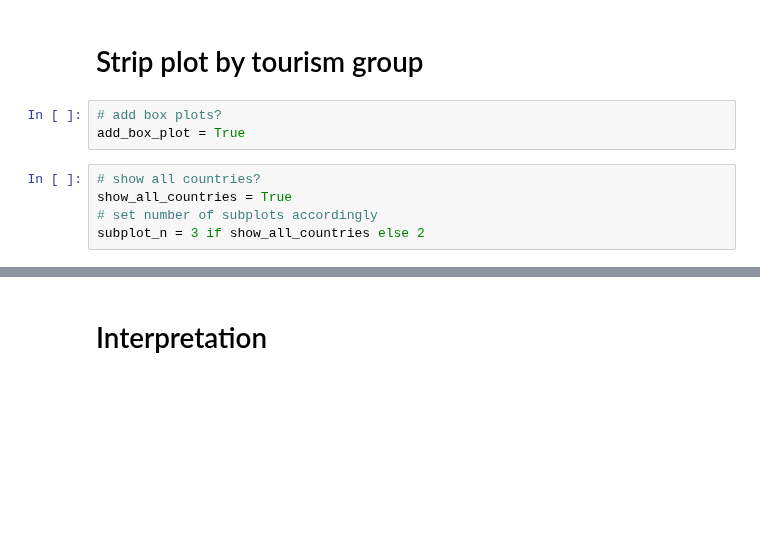
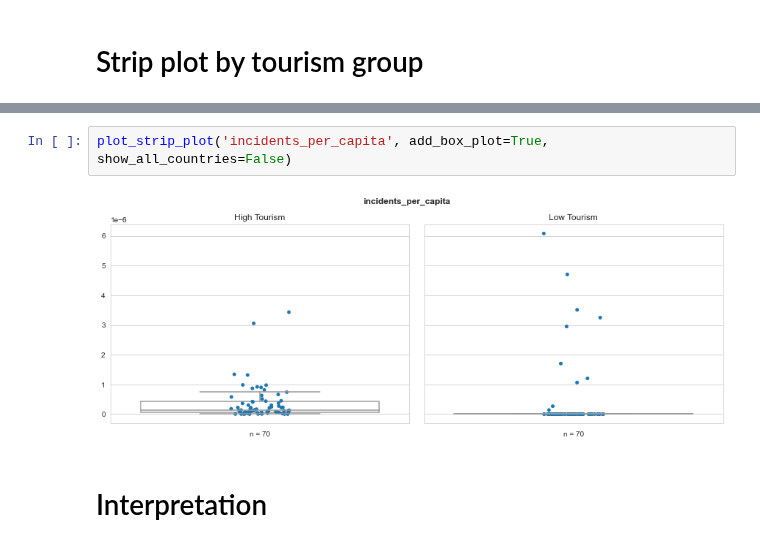
Before and after one commit to brooke-l-hawkins/milestone-i-project, a Jupyter notebook: code/visualize-distribution-incident-per-capita.ipynb, the cells around one changed output, grey strips where cells are left out. Saved outputs shown, nothing was run; the diff lists cells and outputs as text; blank space fills up the shorter version.

Commit message:
add plotting function

```diff
--- a/code/visualize-distribution-incident-per-capita.ipynb
+++ b/code/visualize-distribution-incident-per-capita.ipynb
@@ -56,12 +56,4 @@ The populatioin ranges from 10,739 to 1,392,730,000. The median is 7,364,150, th
 The incidents per capita range from 0 to 0.00005. Most values are 0. This distribution is right skewed.
 # %% [markdown]
 # Strip plot by tourism group
-# %%
-# add box plots?
-add_box_plot = True
-# %%
-# show all countries?
-show_all_countries = True
-# set number of subplots accordingly
-subplot_n = 3 if show_all_countries else 2
 # %%
@@ -107,3 +109,7 @@ fig.subplots_adjust(wspace=.05, hspace=0)
+# %%
+plot_strip_plot('incidents_per_capita', add_box_plot=True, show_all_countries=False)
+# %% [output]
+[figure, added]
 # %% [markdown]
 # Interpretation
 # %% [markdown]
```
Also changed, not shown: parts of 1 cell of this notebook.
